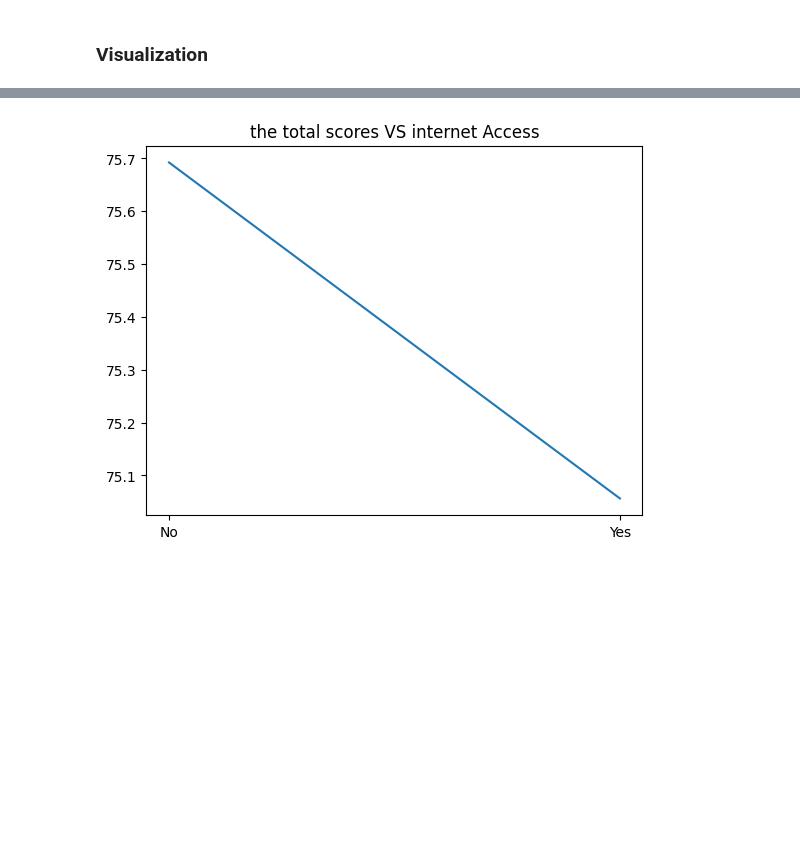
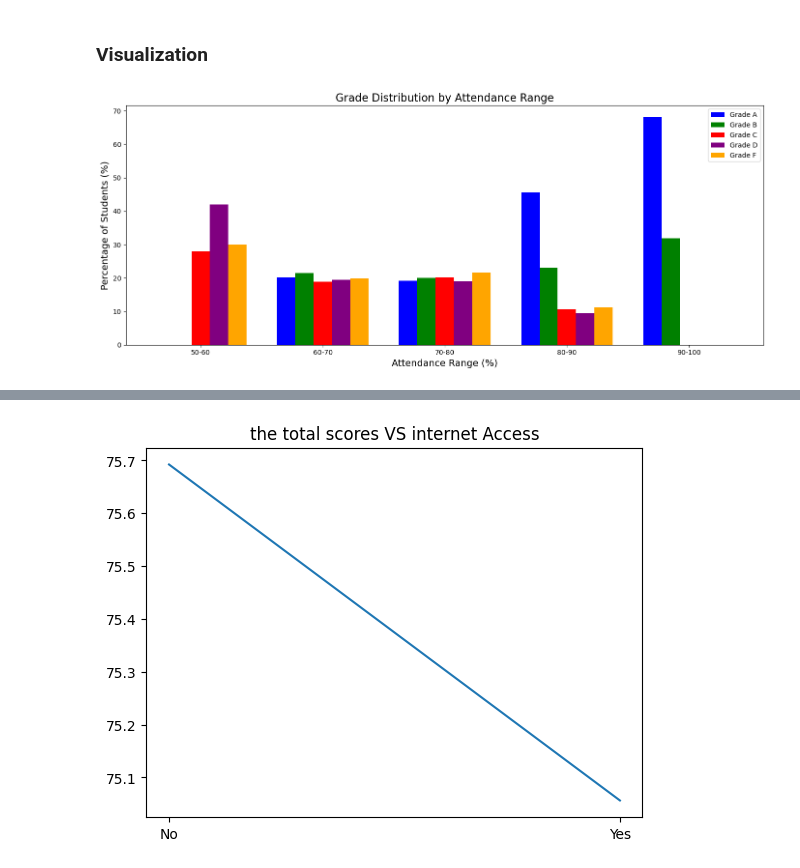
Before and after one commit to YaraHisham61/ML-project, a Jupyter notebook: ml-project.ipynb, the cells around one changed output, grey strips where cells are left out. Drawn from its saved outputs; the diff is of its cells as text; code cells hidden in the pictures; blank space fills up the shorter version.

```diff
--- a/ml-project.ipynb
+++ b/ml-project.ipynb
@@ -71,2 +79,48 @@ NameError: name 'df' is not defined
 # %% [markdown]
 ### Visualization
+# %%
+# Group data by attendance ranges and calculate grade distribution
+attendance_ranges = ['50-60', '60-70', '70-80', '80-90', '90-100']
+grades = ['A', 'B', 'C', 'D', 'F']
+data_stack_records = []  # List to store dictionary records
+
+for range_str in attendance_ranges:
+    # Determine boundaries of the range
+    lower, upper = map(int, range_str.split('-'))
+    temp_df = students_grading[(students_grading['Attendance (%)'] >= lower) & (students_grading['Attendance (%)'] < upper)]
+
+    if temp_df.empty:  # Skip empty bins to avoid NaN-related issues
+        continue
+
+    grade_counts = temp_df['Grade'].value_counts()
+    total = grade_counts.sum()
+    grade_percentages = {f'Grade {grade} (%)': (grade_counts.get(grade, 0) / total * 100) for grade in grades}
+
+    grade_percentages['Attendance Range'] = range_str
+    data_stack_records.append(grade_percentages)
+
+# Convert list of dictionaries to a DataFrame
+data_stack = pd.DataFrame.from_records(data_stack_records).fillna(0)
+# Bar Plot for visualizing
+plt.figure(figsize=(14, 6))
+bar_width = 0.15
+positions = np.arange(len(data_stack))
+colors = ['blue', 'green', 'red', 'purple', 'orange']
+
+# Stacking the bar plot for each range
+offset = 0
+for i, grade in enumerate(grades):
+    plt.bar(positions + offset,
+            data_stack[f'Grade {grade} (%)'].astype(float),
+            bar_width, label=f'Grade {grade}', color=colors[i])
+    offset += bar_width
+
+plt.xticks(positions + bar_width * 2, data_stack['Attendance Range'])
+plt.xlabel('Attendance Range (%)', fontsize=14)
+plt.ylabel('Percentage of Students (%)', fontsize=14)
+plt.title('Grade Distribution by Attendance Range', fontsize=16)
+plt.legend()
+plt.tight_layout()
+plt.show()
+# %% [output]
+[figure, added]
```
Also changed, not shown: parts of 15 cells of this notebook.
